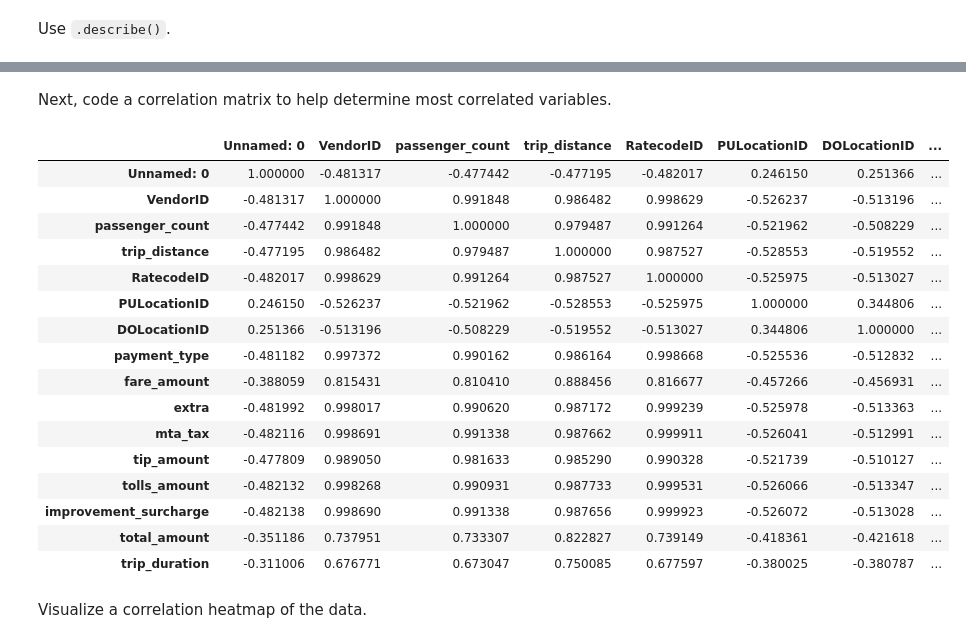
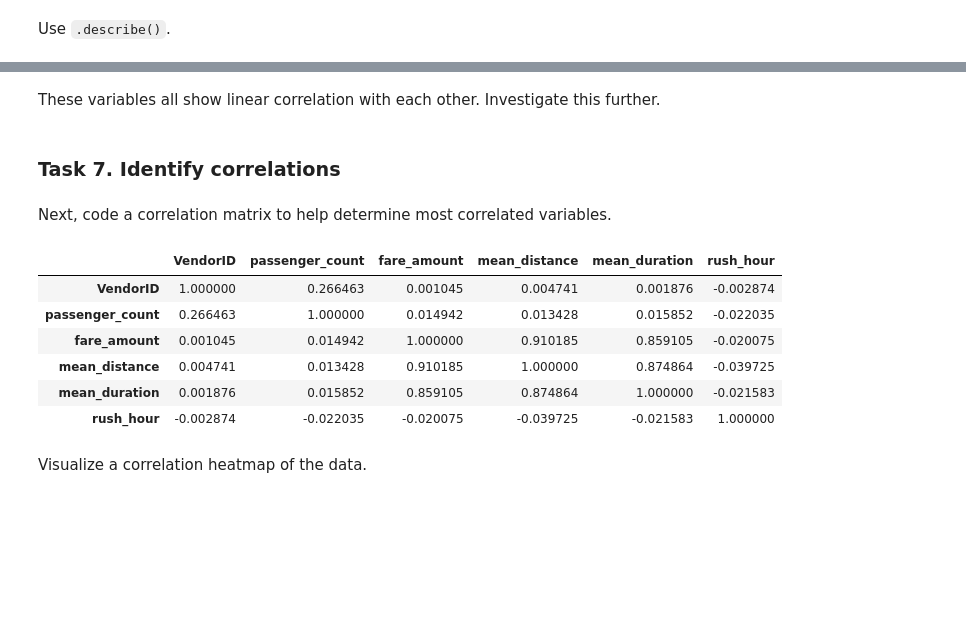
Before and after one commit to dennislamcv1/GoogleADA, a Jupyter notebook: Regression Analysis/Exemplar_ Course 5 Automatidata project lab.ipynb, the cells around one changed output, grey strips where cells are left out. Saved outputs shown, nothing was run; the diff lists cells and outputs as text; code cells hidden in the pictures; blank space fills up the shorter version.

```diff
--- a/Regression Analysis/Exemplar_ Course 5 Automatidata project lab.ipynb
+++ b/Regression Analysis/Exemplar_ Course 5 Automatidata project lab.ipynb
@@ -392,0 +615,13 @@ Name: total_amount, dtype: float64
+# %%
+def rush_hourizer(hour):
+    if 6 <= hour['rush_hour'] < 10:
+        val = 1
+    elif 16 <= hour['rush_hour'] < 20:
+        val = 1
+    else:
+        val = 0
+    return val
+# %%
+# Apply the `rush_hourizer()` function to the new column
+df['rush_hour'] = df.apply(rush_hourizer, axis=1)
+df.head()
@@ -392,0 +674,4 @@ Name: total_amount, dtype: float64
+# %%
+# Set pandas to display all columns
+pd.set_option('display.max_columns', None)
+df[df['fare_amount']==52].head(30)
@@ -392,0 +731,11 @@ Name: total_amount, dtype: float64
+# %%
+df2 = df.copy()
+
+df2 = df2.drop(['Unnamed: 0', 'tpep_dropoff_datetime', 'tpep_pickup_datetime',
+               'trip_distance', 'RatecodeID', 'store_and_fwd_flag', 'PULocationID', 'DOLocationID',
+               'payment_type', 'extra', 'mta_tax', 'tip_amount', 'tolls_amount', 'improvement_surcharge',
+               'total_amount', 'tpep_dropoff_datetime', 'tpep_pickup_datetime', 'duration',
+               'pickup_dropoff', 'day', 'month'
+               ], axis=1)
+
+df2.info()
@@ -393,28 +769,19 @@ Name: total_amount, dtype: float64
+# %% [markdown]
+These variables all show linear correlation with each other. Investigate this further.
+# %% [markdown]
+### Task 7. Identify correlations
 # %% [markdown]
 Next, code a correlation matrix to help determine most correlated variables.
 # %%
-# Correlation matrix to help determine most correlated variables
-### YOUR CODE HERE ###
-
 # Create correlation matrix containing pairwise correlation of columns, using pearson correlation coefficient
-df.corr(method="pearson")
+df2.corr(method='pearson')
 # %% [output]
-|  | Unnamed: 0 | VendorID | passenger_count | trip_distance | RatecodeID | PULocationID | DOLocationID | ... |
-| Unnamed: 0 | 1.000000 | -0.481317 | -0.477442 | -0.477195 | -0.482017 | 0.246150 | 0.251366 | ... |
-| VendorID | -0.481317 | 1.000000 | 0.991848 | 0.986482 | 0.998629 | -0.526237 | -0.513196 | ... |
-| passenger_count | -0.477442 | 0.991848 | 1.000000 | 0.979487 | 0.991264 | -0.521962 | -0.508229 | ... |
-| trip_distance | -0.477195 | 0.986482 | 0.979487 | 1.000000 | 0.987527 | -0.528553 | -0.519552 | ... |
-| RatecodeID | -0.482017 | 0.998629 | 0.991264 | 0.987527 | 1.000000 | -0.525975 | -0.513027 | ... |
-| PULocationID | 0.246150 | -0.526237 | -0.521962 | -0.528553 | -0.525975 | 1.000000 | 0.344806 | ... |
-| DOLocationID | 0.251366 | -0.513196 | -0.508229 | -0.519552 | -0.513027 | 0.344806 | 1.000000 | ... |
-| payment_type | -0.481182 | 0.997372 | 0.990162 | 0.986164 | 0.998668 | -0.525536 | -0.512832 | ... |
-| fare_amount | -0.388059 | 0.815431 | 0.810410 | 0.888456 | 0.816677 | -0.457266 | -0.456931 | ... |
-| extra | -0.481992 | 0.998017 | 0.990620 | 0.987172 | 0.999239 | -0.525978 | -0.513363 | ... |
-| mta_tax | -0.482116 | 0.998691 | 0.991338 | 0.987662 | 0.999911 | -0.526041 | -0.512991 | ... |
-| tip_amount | -0.477809 | 0.989050 | 0.981633 | 0.985290 | 0.990328 | -0.521739 | -0.510127 | ... |
-| tolls_amount | -0.482132 | 0.998268 | 0.990931 | 0.987733 | 0.999531 | -0.526066 | -0.513347 | ... |
-| improvement_surcharge | -0.482138 | 0.998690 | 0.991338 | 0.987656 | 0.999923 | -0.526072 | -0.513028 | ... |
-| total_amount | -0.351186 | 0.737951 | 0.733307 | 0.822827 | 0.739149 | -0.418361 | -0.421618 | ... |
-| trip_duration | -0.311006 | 0.676771 | 0.673047 | 0.750085 | 0.677597 | -0.380025 | -0.380787 | ... |
+|  | VendorID | passenger_count | fare_amount | mean_distance | mean_duration | rush_hour |
+| VendorID | 1.000000 | 0.266463 | 0.001045 | 0.004741 | 0.001876 | -0.002874 |
+| passenger_count | 0.266463 | 1.000000 | 0.014942 | 0.013428 | 0.015852 | -0.022035 |
+| fare_amount | 0.001045 | 0.014942 | 1.000000 | 0.910185 | 0.859105 | -0.020075 |
+| mean_distance | 0.004741 | 0.013428 | 0.910185 | 1.000000 | 0.874864 | -0.039725 |
+| mean_duration | 0.001876 | 0.015852 | 0.859105 | 0.874864 | 1.000000 | -0.021583 |
+| rush_hour | -0.002874 | -0.022035 | -0.020075 | -0.039725 | -0.021583 | 1.000000 |
 # %% [markdown]
 Visualize a correlation heatmap of the data.
```
Also changed, not shown: parts of 179 cells of this notebook, 1 other file.
